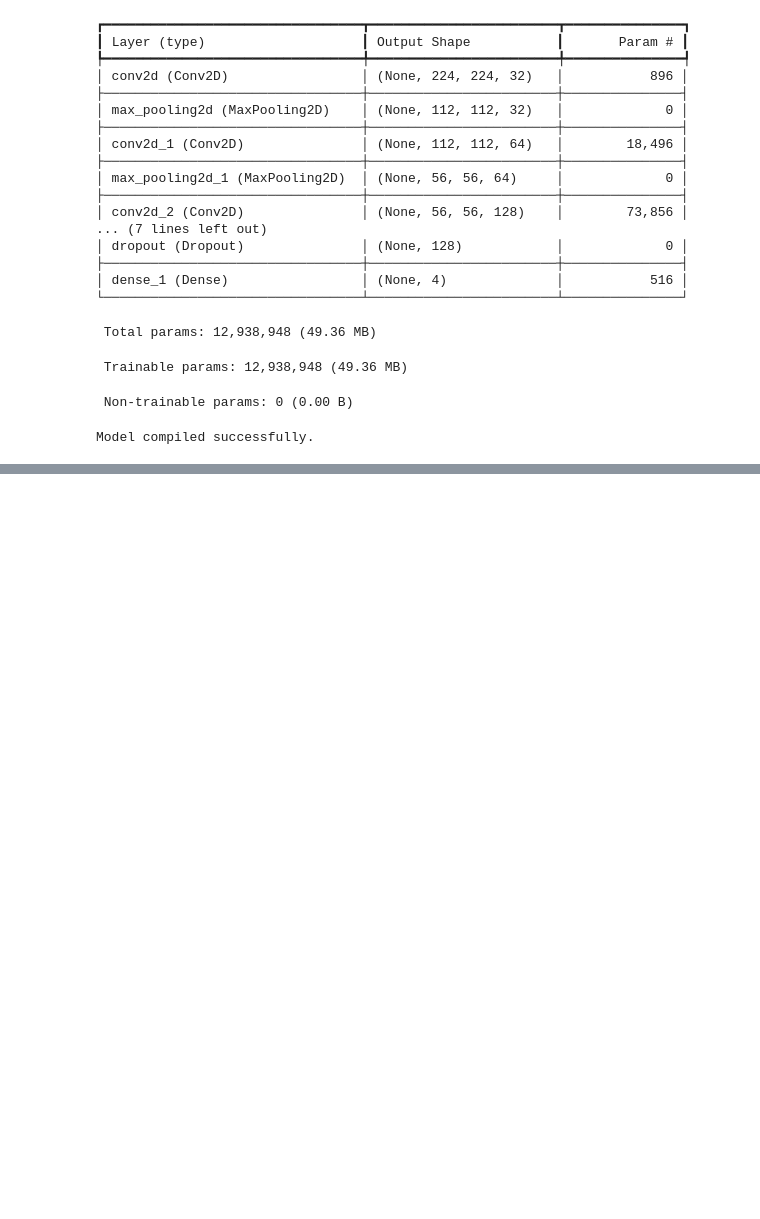
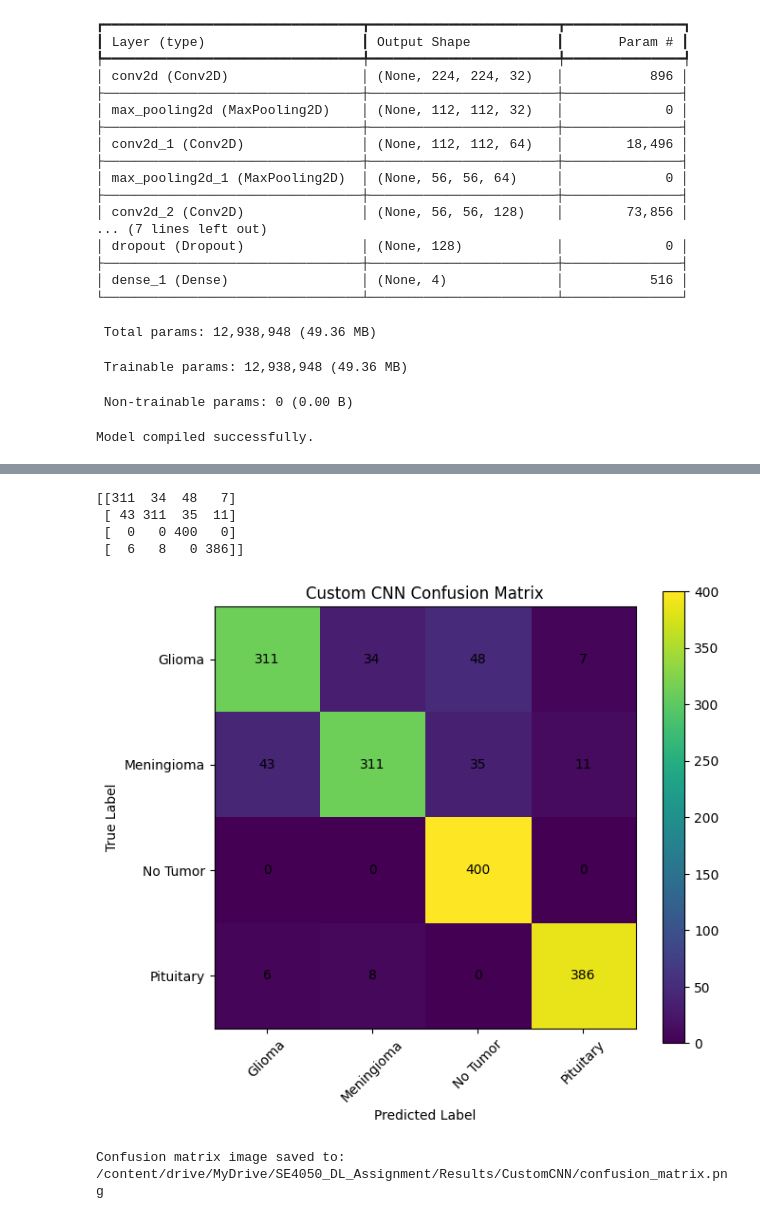
Before and after one commit to SavindiPanditha/SE4050-Brain-Tumor-Classification, a Jupyter notebook: notebooks/01_Custom_CNN.ipynb, the cells around one changed output, grey strips where cells are left out. Cells and saved outputs as stored; diff of their text form; code cells hidden in the pictures; blank space fills up the shorter version.

```diff
--- a/notebooks/01_Custom_CNN.ipynb
+++ b/notebooks/01_Custom_CNN.ipynb
@@ -478,0 +639,66 @@ plt.show()
+# %%
+from sklearn.metrics import confusion_matrix
+import matplotlib.pyplot as plt
+
+cm = confusion_matrix(y_true, y_pred)
+
+print(cm)
+# %% [output]
+[[311  34  48   7]
+ [ 43 311  35  11]
+ [  0   0 400   0]
+ [  6   8   0 386]]
+# %%
+# Save confusion matrix visualization
+
+plt.figure(figsize=(7, 6))
+
+plt.imshow(cm)
+
+plt.title("Custom CNN Confusion Matrix")
+plt.xlabel("Predicted Label")
+plt.ylabel("True Label")
+
+plt.xticks(
+    range(NUM_CLASSES),
+    [CLASS_NAMES[i] for i in range(NUM_CLASSES)],
+    rotation=45
+)
+
+plt.yticks(
+    range(NUM_CLASSES),
+    [CLASS_NAMES[i] for i in range(NUM_CLASSES)]
+)
+
+for i in range(NUM_CLASSES):
+    for j in range(NUM_CLASSES):
+        plt.text(
+            j,
+            i,
+            cm[i, j],
+            ha="center",
+            va="center"
+        )
+
+plt.colorbar()
+plt.tight_layout()
+
+cm_plot_path = os.path.join(
+    RESULTS_DIR,
+    "confusion_matrix.png"
+)
+
+plt.savefig(
+    cm_plot_path,
+    dpi=300,
+    bbox_inches="tight"
+)
+
+plt.show()
+
+print("Confusion matrix image saved to:")
+print(cm_plot_path)
+# %% [output]
+[figure, added]
+Confusion matrix image saved to:
+/content/drive/MyDrive/SE4050_DL_Assignment/Results/CustomCNN/confusion_matrix.png
```
Also changed, not shown: parts of 15 cells of this notebook.
